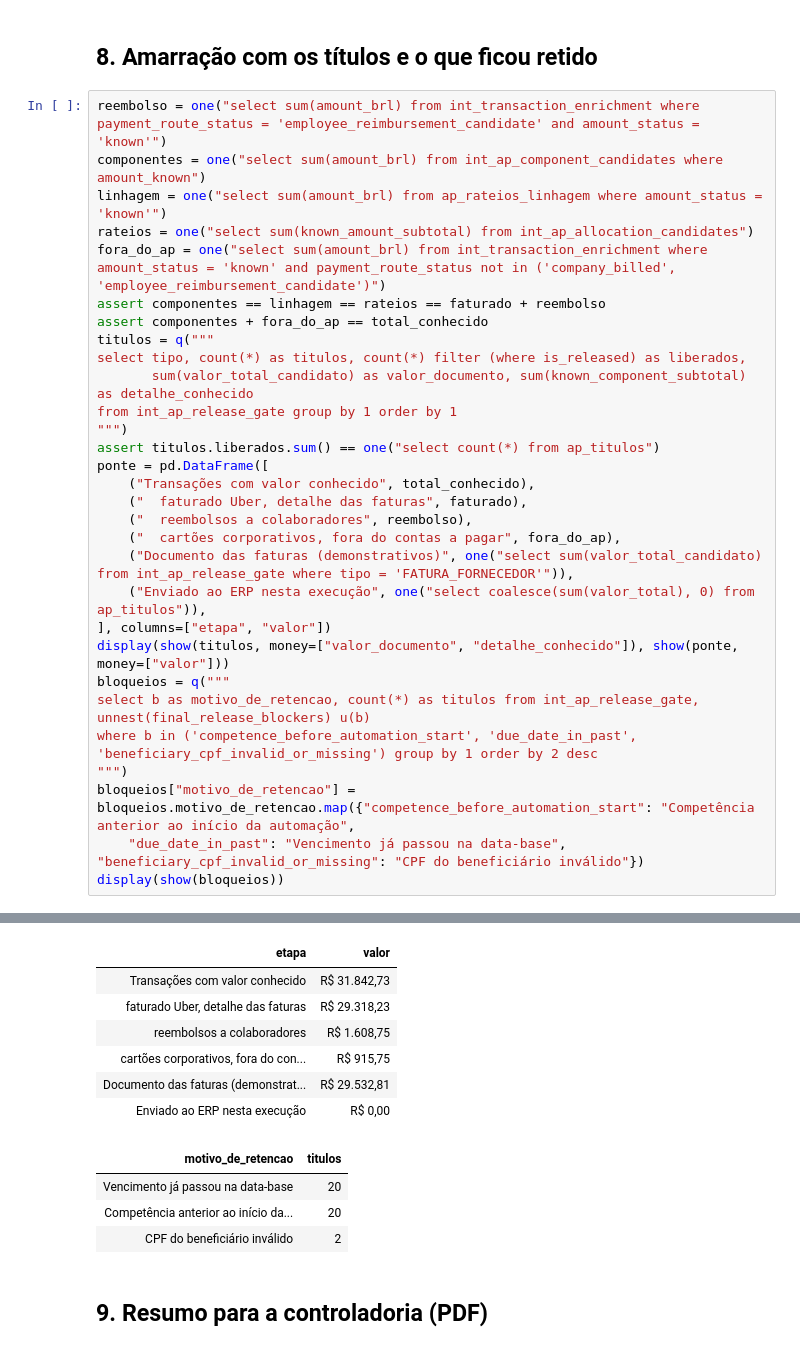
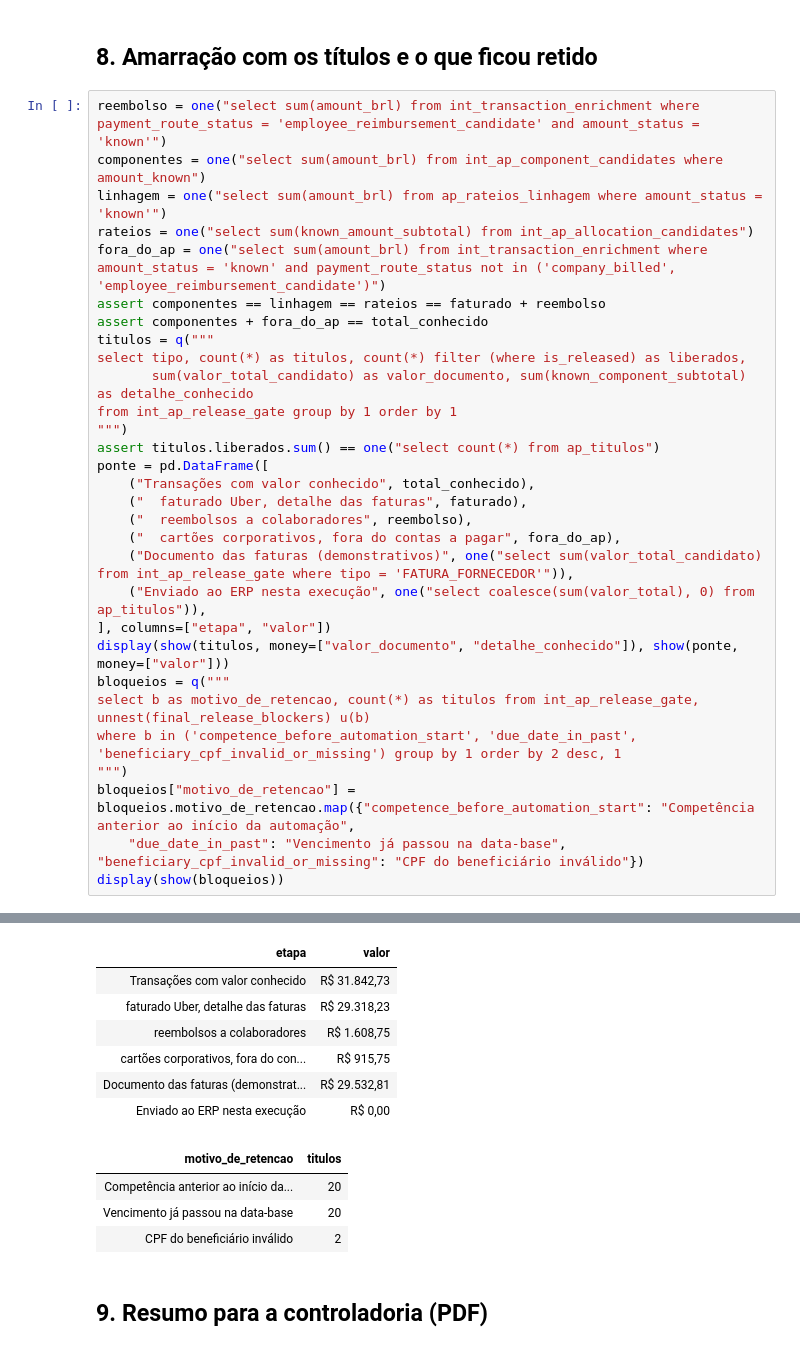
Before and after one commit to kevyn-castelo/data_pipeline_reconciliation, a Jupyter notebook: analysis/analise_uber_ap.ipynb, the cells around one changed output, grey strips where cells are left out. Drawn from its saved outputs; the diff is of its cells as text.

```diff
--- a/analysis/analise_uber_ap.ipynb
+++ b/analysis/analise_uber_ap.ipynb
@@ -420,36 +420,36 @@ select tipo, count(*) as titulos, count(*) filter (where is_released) as liberad
 from int_ap_release_gate group by 1 order by 1
 """)
 assert titulos.liberados.sum() == one("select count(*) from ap_titulos")
 ponte = pd.DataFrame([
     ("Transações com valor conhecido", total_conhecido),
     ("  faturado Uber, detalhe das faturas", faturado),
     ("  reembolsos a colaboradores", reembolso),
     ("  cartões corporativos, fora do contas a pagar", fora_do_ap),
     ("Documento das faturas (demonstrativos)", one("select sum(valor_total_candidato) from int_ap_release_gate where tipo = 'FATURA_FORNECEDOR'")),
     ("Enviado ao ERP nesta execução", one("select coalesce(sum(valor_total), 0) from ap_titulos")),
 ], columns=["etapa", "valor"])
 display(show(titulos, money=["valor_documento", "detalhe_conhecido"]), show(ponte, money=["valor"]))
 bloqueios = q("""
 select b as motivo_de_retencao, count(*) as titulos from int_ap_release_gate, unnest(final_release_blockers) u(b)
-where b in ('competence_before_automation_start', 'due_date_in_past', 'beneficiary_cpf_invalid_or_missing') group by 1 order by 2 desc
+where b in ('competence_before_automation_start', 'due_date_in_past', 'beneficiary_cpf_invalid_or_missing') group by 1 order by 2 desc, 1
 """)
 bloqueios["motivo_de_retencao"] = bloqueios.motivo_de_retencao.map({"competence_before_automation_start": "Competência anterior ao início da automação",
     "due_date_in_past": "Vencimento já passou na data-base", "beneficiary_cpf_invalid_or_missing": "CPF do beneficiário inválido"})
 display(show(bloqueios))
 # %% [output]
 | tipo | titulos | liberados | valor_documento | detalhe_conhecido |
 | FATURA_FORNECEDOR | 2 | 0 | R$ 29.532,81 | R$ 29.318,23 |
 | REEMBOLSO_COLABORADOR | 18 | 0 | R$ 1.608,75 | R$ 1.608,75 |
 | etapa | valor |
 | Transações com valor conhecido | R$ 31.842,73 |
 | faturado Uber, detalhe das faturas | R$ 29.318,23 |
 | reembolsos a colaboradores | R$ 1.608,75 |
 | cartões corporativos, fora do con... | R$ 915,75 |
 | Documento das faturas (demonstrat... | R$ 29.532,81 |
 | Enviado ao ERP nesta execução | R$ 0,00 |
 | motivo_de_retencao | titulos |
+| Competência anterior ao início da... | 20 |
 | Vencimento já passou na data-base | 20 |
-| Competência anterior ao início da... | 20 |
 | CPF do beneficiário inválido | 2 |
 # %% [markdown]
 ## 9. Resumo para a controladoria (PDF)
```
Also changed, not shown: parts of 1 cell of this notebook, 12 other files.
